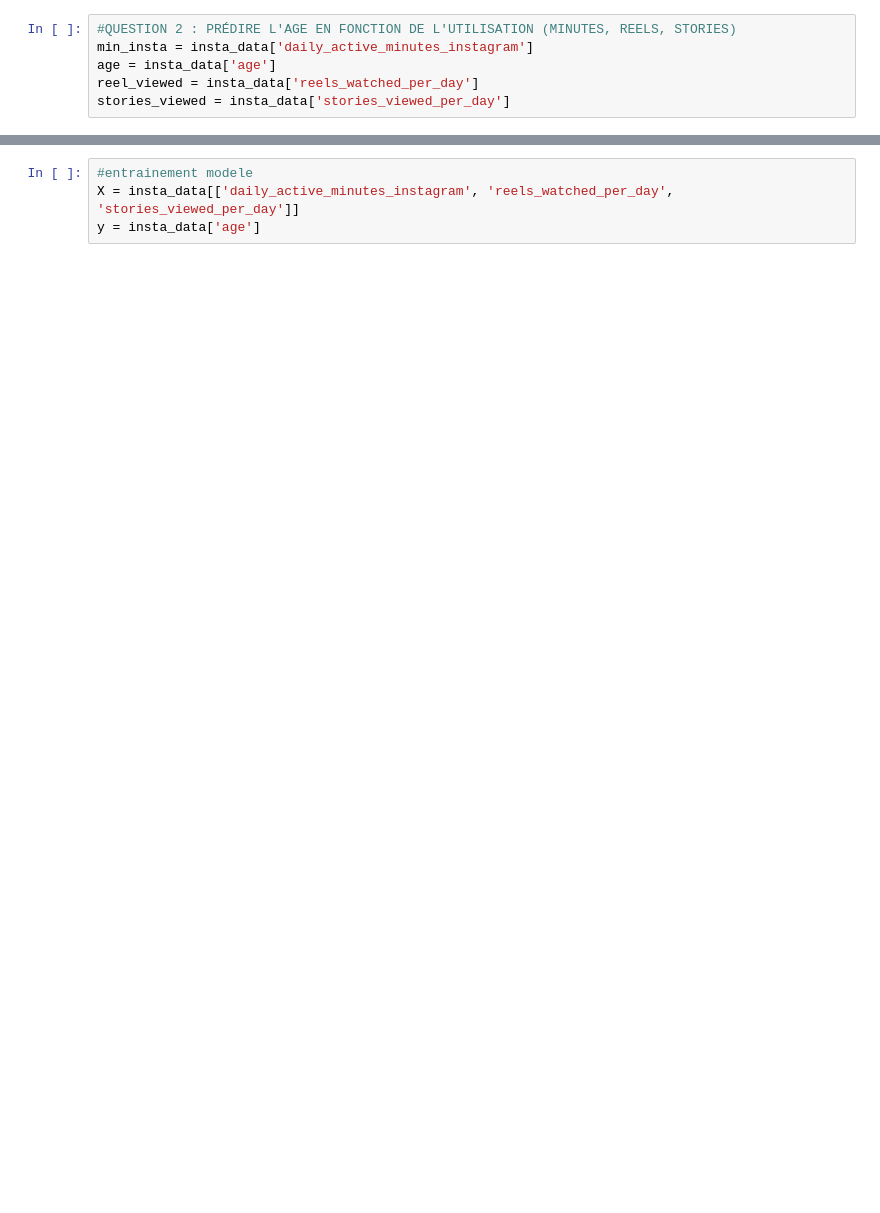
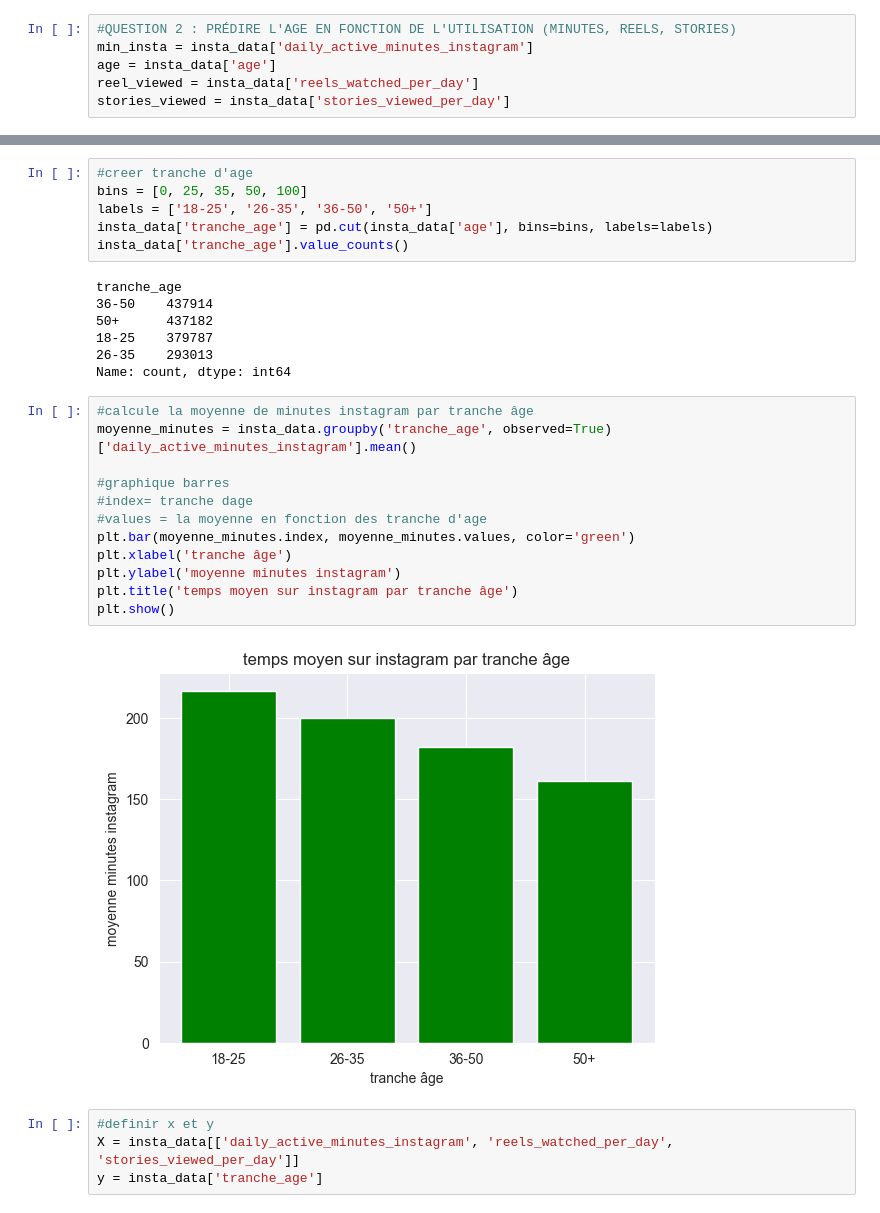
Before and after one commit to massaines-cpu/ANALYSE-DE-DONNEES-INSTAGRAM, a Jupyter notebook: Untitled.ipynb, the cells around one changed output, grey strips where cells are left out. Cells and saved outputs as stored; diff of their text form; blank space fills up the shorter version.

```diff
--- a/Untitled.ipynb
+++ b/Untitled.ipynb
@@ -166,5 +169,32 @@ plt.show()
+# %%
+#creer tranche d'age
+bins = [0, 25, 35, 50, 100]
+labels = ['18-25', '26-35', '36-50', '50+']
+insta_data['tranche_age'] = pd.cut(insta_data['age'], bins=bins, labels=labels)
+insta_data['tranche_age'].value_counts()
+# %% [output]
+tranche_age
+36-50    437914
+50+      437182
+18-25    379787
+26-35    293013
+Name: count, dtype: int64
+# %%
+#calcule la moyenne de minutes instagram par tranche âge
+moyenne_minutes = insta_data.groupby('tranche_age', observed=True)['daily_active_minutes_instagram'].mean()
+
+#graphique barres
+#index= tranche dage
+#values = la moyenne en fonction des tranche d'age
+plt.bar(moyenne_minutes.index, moyenne_minutes.values, color='green')
+plt.xlabel('tranche âge')
+plt.ylabel('moyenne minutes instagram')
+plt.title('temps moyen sur instagram par tranche âge')
+plt.show()
+# %% [output]
+[figure, added]
 # %%
-#entrainement modele
+#definir x et y
 X = insta_data[['daily_active_minutes_instagram', 'reels_watched_per_day', 'stories_viewed_per_day']]
-y = insta_data['age']
+y = insta_data['tranche_age']
 # %%
```
Also changed, not shown: parts of 21 cells of this notebook.
